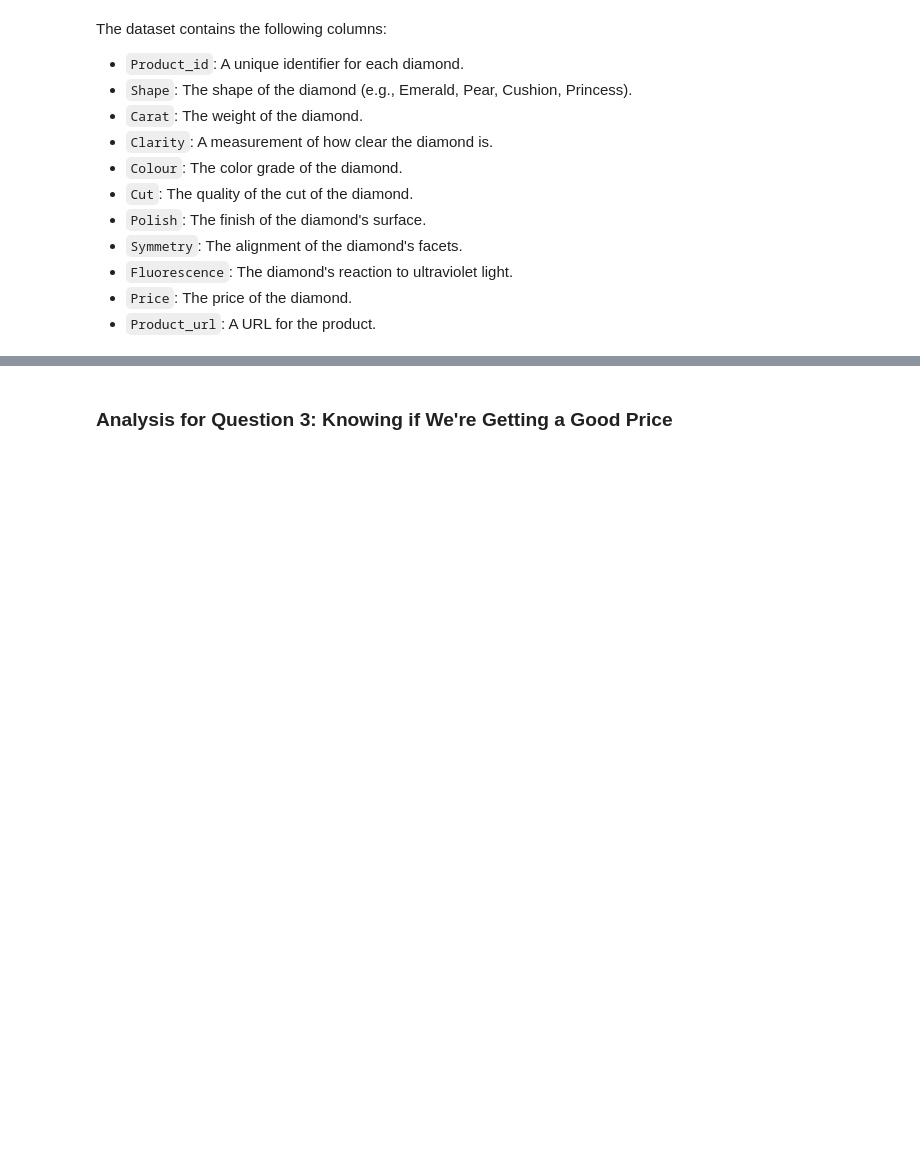
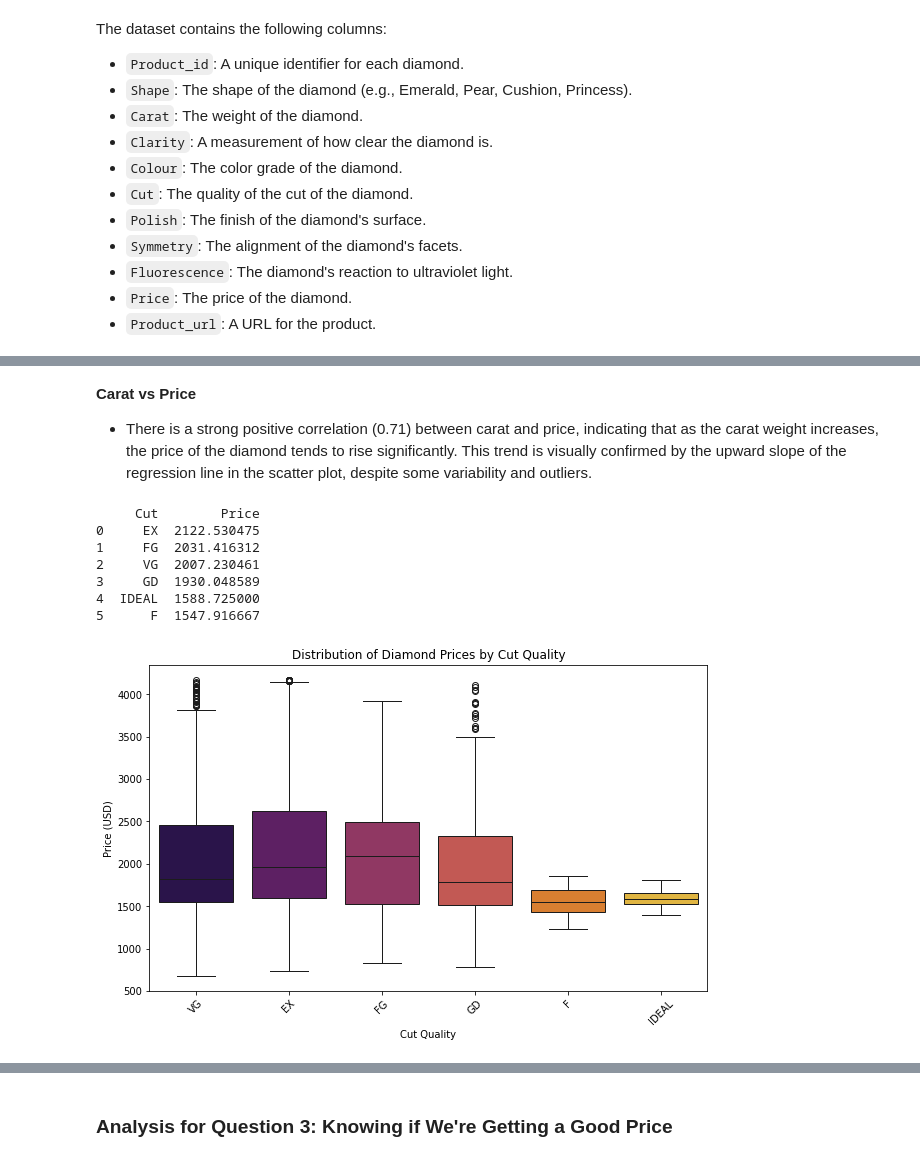
Before and after one commit to manjuq/DiamondValueAnalysis, a Jupyter notebook: analyze_diamond_data.ipynb, the cells around one changed output, grey strips where cells are left out. Drawn from its saved outputs; the diff is of its cells as text; code cells hidden in the pictures; blank space fills up the shorter version.

```diff
--- a/analyze_diamond_data.ipynb
+++ b/analyze_diamond_data.ipynb
@@ -167,10 +30,0 @@ df['Shape'] = df['Shape'].str.upper()
-# %%
-# Define the categorical features we want to visualize
-categorical_features = ['Shape', 'Clarity', 'Colour', 'Cut', 'Polish', 'Symmetry']
-for i, f in enumerate(categorical_features, start=1):
-    print(i,f)
-    plt.subplot(2,3, i)
-    sns.countplot(x=f, data=df)
-    ##sns.histplot(df[f])
-
-    plt.show()
@@ -500,0 +243,25 @@ anova_table_cut, anova_table_color, anova_table_clarity
+# %% [markdown]
+ **Carat vs Price**
+- There is a strong positive correlation (0.71) between carat and price, indicating that as the carat weight increases, the price of the diamond tends to rise significantly. This trend is visually confirmed by the upward slope of the regression line in the scatter plot, despite some variability and outliers.
+# %%
+#Average price by Cut
+avg_price_by_cut = df_cleaned.groupby('Cut')['Price'].mean().sort_values(ascending=False).reset_index()
+print(avg_price_by_cut)
+
+#Boxplot of Price Distribution by Cut
+plt.figure(figsize=(10, 6))
+sns.boxplot(x='Cut', y='Price', data=df_cleaned, palette="inferno", hue='Cut')
+plt.title('Distribution of Diamond Prices by Cut Quality')
+plt.xlabel('Cut Quality')
+plt.ylabel('Price (USD)')
+plt.xticks(rotation=45)
+plt.show()
+# %% [output]
+     Cut        Price
+0     EX  2122.530475
+1     FG  2031.416312
+2     VG  2007.230461
+3     GD  1930.048589
+4  IDEAL  1588.725000
+5      F  1547.916667
+[figure, added]
```
Also changed, not shown: parts of 58 cells of this notebook, 2 other files.
